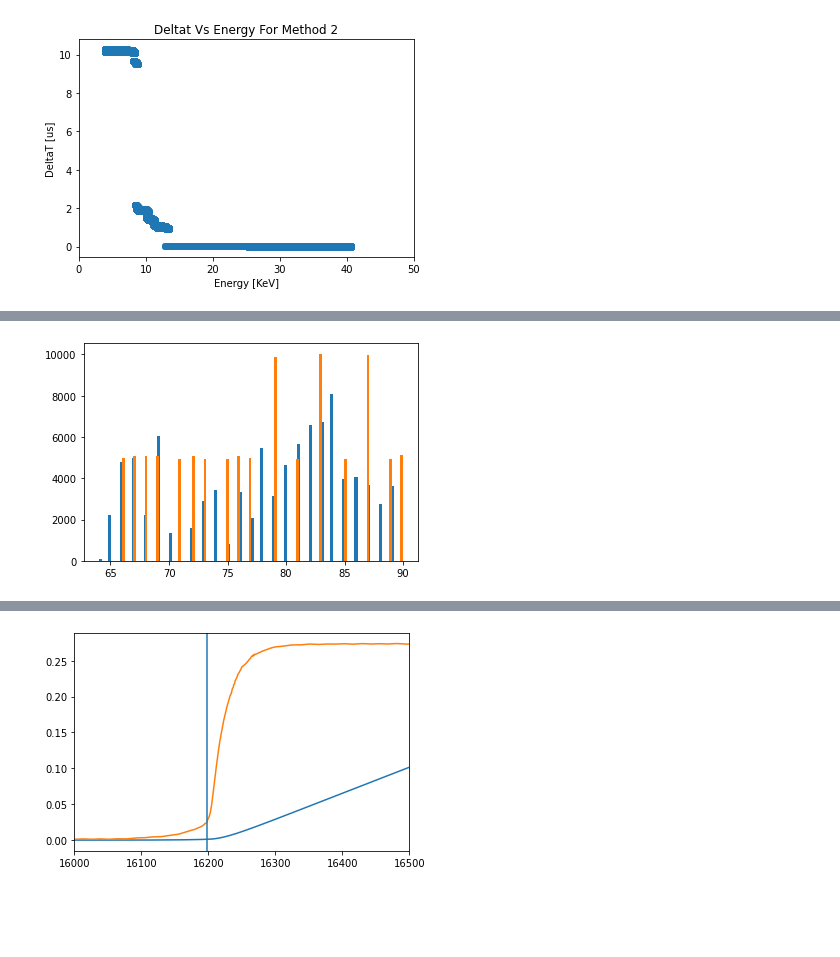
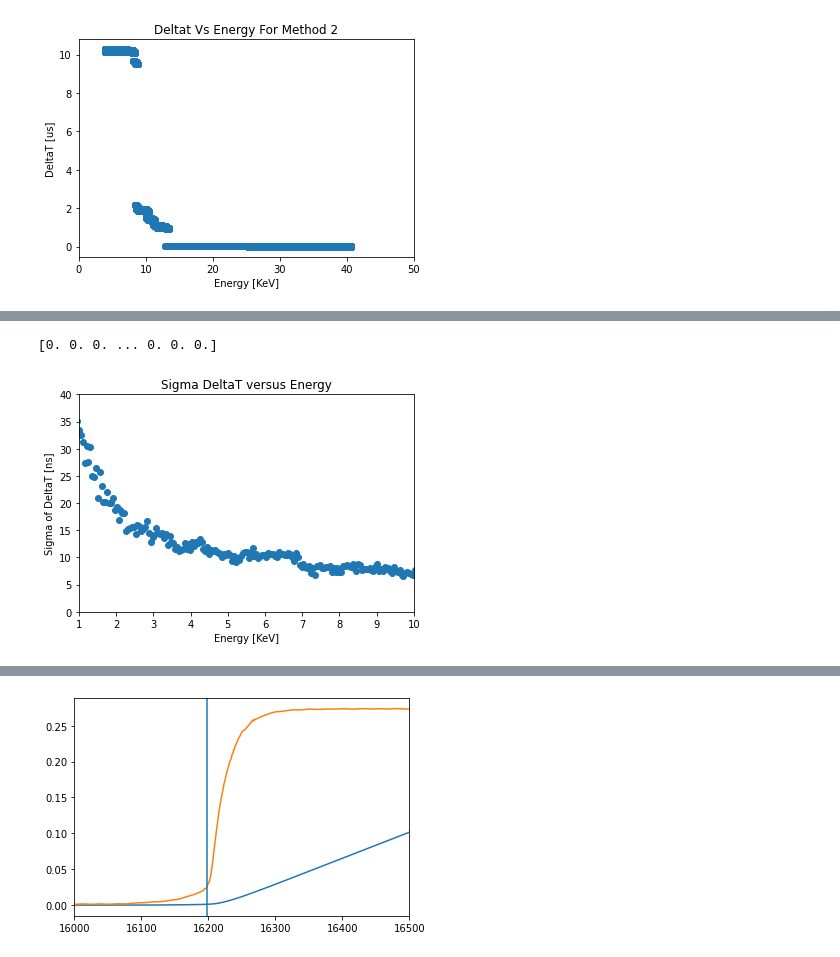
Before and after one commit to jbrowni2/processPygama, a Jupyter notebook: jupyter/pulse_inject.ipynb, the cells around one changed output, grey strips where cells are left out. Cells and saved outputs as stored; diff of their text form; code cells hidden in the pictures; blank space fills up the shorter version.

```diff
--- a/jupyter/pulse_inject.ipynb
+++ b/jupyter/pulse_inject.ipynb
@@ -305,6 +329,0 @@ plt.show()
-# %%
-plt.hist(rise_cal, bins = 100)
-plt.hist(rise_true, bins = 100)
-plt.show()
-# %% [output]
-[figure, removed]
@@ -310,0 +418,17 @@ plt.show()
+# %%
+print(sig)
+# %% [output]
+[0. 0. 0. ... 0. 0. 0.]
+# %%
+plt.scatter(energy_lis*0.0408625 -0.16892, sig*8)
+plt.xlim(1,10)
+plt.ylim(0,40)
+plt.xlabel("Energy [KeV]")
+plt.ylabel("Sigma of DeltaT [ns]")
+plt.title("Sigma DeltaT versus Energy")
+plt.rcParams['savefig.facecolor']='white'
+plt.rcParams['axes.facecolor']='white'
+plt.savefig("images/sigTimeEnergyRange.pdf", facecolor = "white")
+plt.show()
+# %% [output]
+[figure, added]
```
Also changed, not shown: parts of 33 cells of this notebook, 14 other files.
